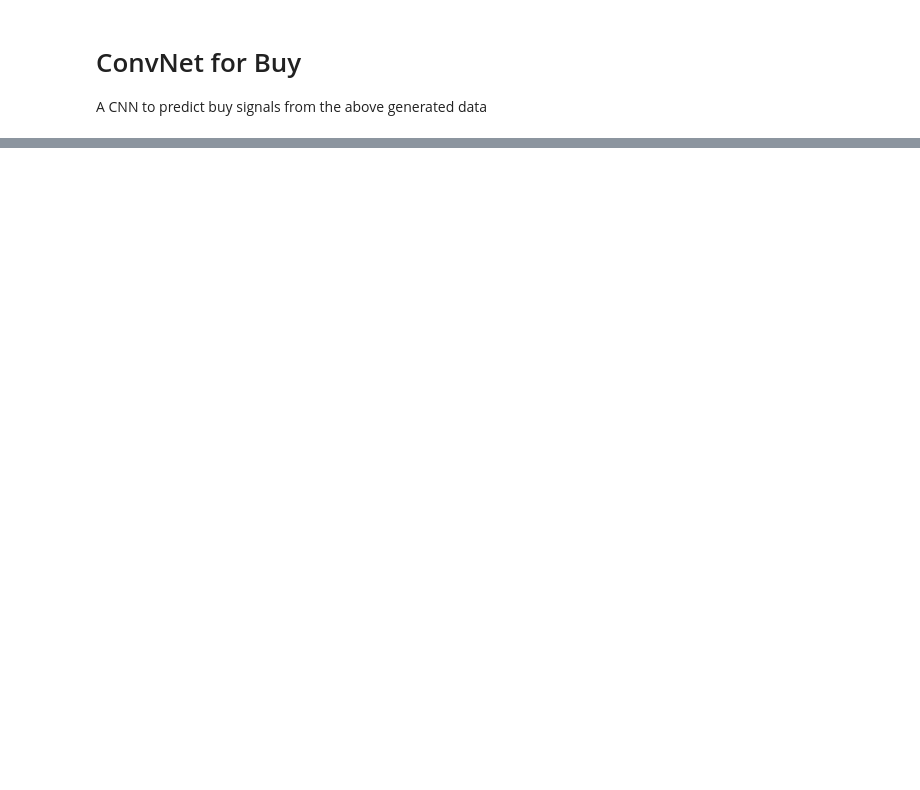
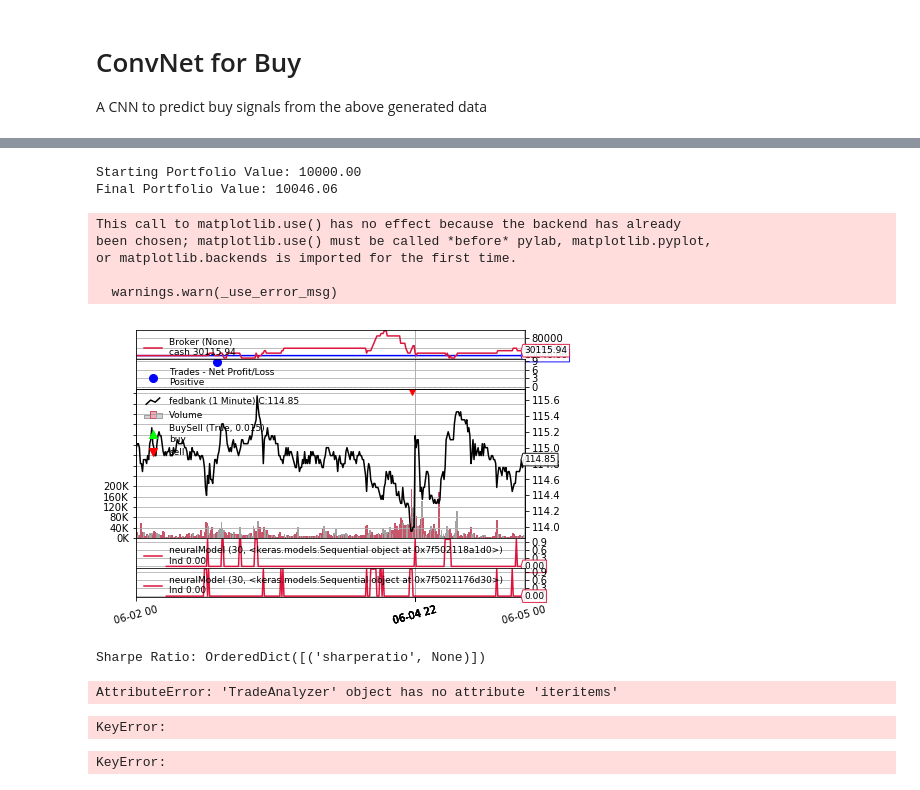
Before and after one commit to s2c/MetaAlgo, a Jupyter notebook: TradingSystemV3.ipynb, the cells around one changed output, grey strips where cells are left out. Saved outputs shown, nothing was run; the diff lists cells and outputs as text; code cells hidden in the pictures; blank space fills up the shorter version.

Commit message:
added backtrader to neural networks for better perfomance analysis

```diff
--- a/TradingSystemV3.ipynb
+++ b/TradingSystemV3.ipynb
@@ -72,7 +72,7 @@ SELECT ticker,avg(volume) FROM histdata GROUP BY ticker ORDER BY avg DESC
 | 210 | SPECTACLE-BE | 0.000000 |
 211 rows × 2 columns
 # %%
-query = "SELECT * FROM histdata WHERE ticker = 'DLF' or ticker = 'FEDERALBNK' or ticker = 'RELIANCE'"
+query = "SELECT * FROM histdata WHERE ticker = 'FEDERALBNK'"
 res = pd.read_sql(query,engine)
 # %% [markdown]
 ## Some Helper Functions
@@ -104,7 +106,7 @@ data = dataInit['close'] # extract the 'close' column as a Pandas series
 # if lag == 99: #if lag is 99 then we can just use any number above it as autocorrelation is guaranteed.
 #     lag = 120 #nice round 2  hour intervals
 # print(lag)
-lag = 5
+lag = 30
 series = timeseriesLagged(data,lag) # Generate the lagged series
 # %%
 # Create binary series where 0 = hold and 1 = buy
@@ -362,0 +374,24 @@ Val accuracy: 0.509812129536
+# %%
+fed = bt.feeds.GenericCSVData(dataname='fedbank.csv',
+                              dtformat="%Y-%m-%dT%H:%M:%S%z",
+                              openinterest=-1,
+                              headers=False,
+                              fromdate= dt.datetime(2017,6,2),
+                              todate=dt.datetime(2017,6,5),
+                              timeframe=bt.TimeFrame.Minutes,
+                              tzinput = pytz.timezone('Asia/Kolkata'))
+# %%
+class neuralModel(bt.Indicator):
+    lines = ('Ind',)
+    params = (('period', 30),('neuralModel',None))
+
+    def __init__(self):
+        self.addminperiod(self.params.period)
+        self.i = 0
+
+    def next(self):
+        data = self.data.get(size=self.p.period) # get the data
+        data = np.array(data) # put it in a numpy array
+        data = skp.scale(data)
+        data = data.reshape(1, -1,1) # get it ready for the neural network
+        self.lines.Ind[0] = np.rint(self.p.neuralModel.predict(data)) # predict and round to 0 for no action and 1 for buy
@@ -362,0 +458,26 @@ Val accuracy: 0.509812129536
+# %%
+cerebro = bt.Cerebro()
+cerebro.broker.set_cash(10000)
+cerebro.broker.setcommission(commission=0.00)
+cerebro.adddata(fed)
+cerebro.addanalyzer(bt.analyzers.SharpeRatio, _name='mysharpe')
+cerebro.addanalyzer(bt.analyzers.TradeAnalyzer,_name='TradeAnalyzer')
+cerebro.addstrategy(TestStrategy)
+
+print('Starting Portfolio Value: %.2f' % cerebro.broker.getvalue())
+thestrats = cerebro.run()
+thestrat = thestrats[0]
+print('Final Portfolio Value: %.2f' % cerebro.broker.getvalue())
+cerebro.plot()
+print('Sharpe Ratio:', thestrat.analyzers.mysharpe.get_analysis())
+# print('Sharpe Ratio:', thestrat.analyzers.Transactions.get_analysis())
+# %% [output]
+Starting Portfolio Value: 10000.00
+Final Portfolio Value: 10046.06
+This call to matplotlib.use() has no effect because the backend has already
+been chosen; matplotlib.use() must be called *before* pylab, matplotlib.pyplot,
+or matplotlib.backends is imported for the first time.
+
+  warnings.warn(_use_error_msg)
+[figure, added]
+Sharpe Ratio: OrderedDict([('sharperatio', None)])
@@ -362,0 +499,18 @@ Val accuracy: 0.509812129536
+# %%
+pretty(tradeAnalyzer.)
+# %% [output]
+AttributeError: 'TradeAnalyzer' object has no attribute 'iteritems'
+# %%
+pretty()
+# %% [output]
+KeyError:
+# %%
+import csv
+
+
+with open('spreadsheet.csv', 'w') as outfile:
+    fp = csv.DictWriter(outfile, tradeAnalyzer.get_analysis()[0].keys())
+    fp.writeheader()
+    fp.writerows(list_of_dicts)
+# %% [output]
+KeyError:
```
Also changed, not shown: parts of 32 cells of this notebook, 5 other files.
